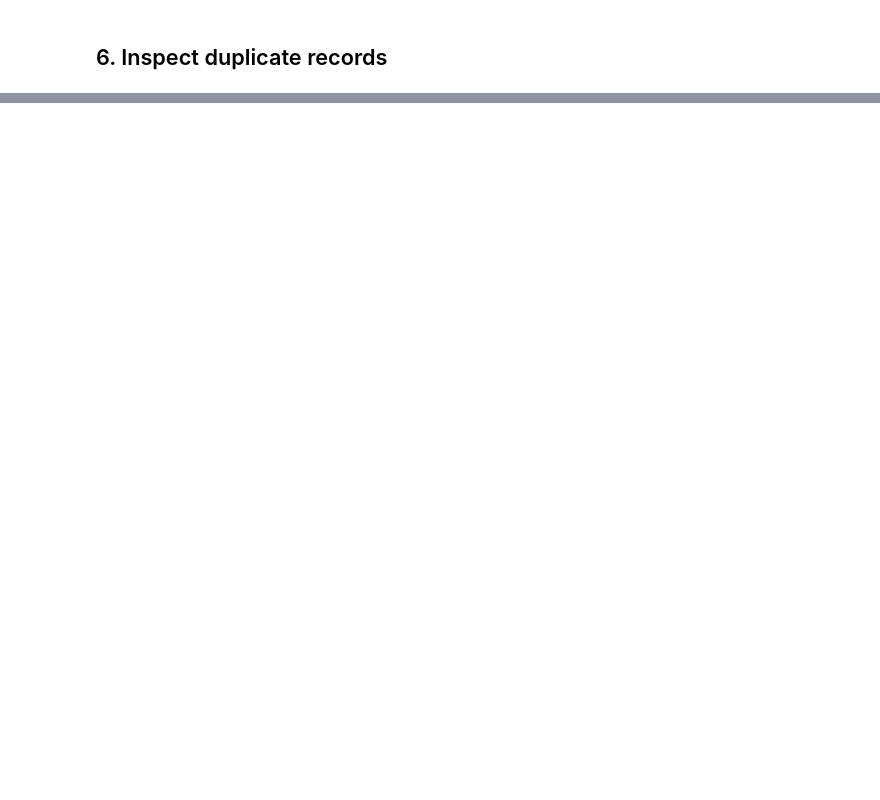
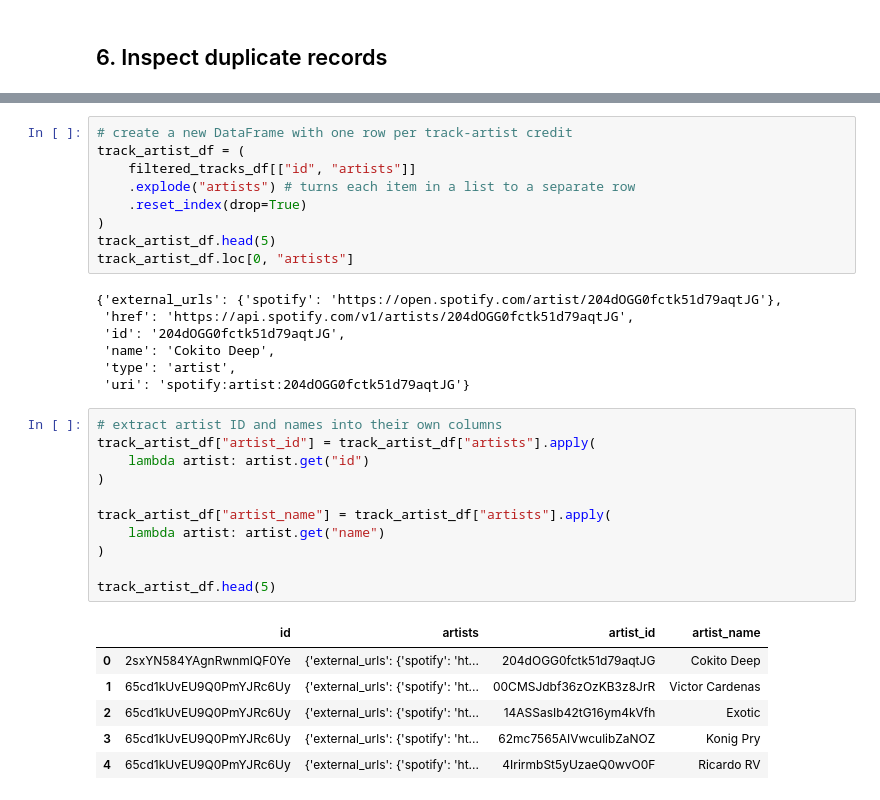
Before and after one commit to CameaHoffman/music-discovery-research, a Jupyter notebook: 01_explore_spotify_releases.ipynb, the cells around one changed output, grey strips where cells are left out. Saved outputs shown, nothing was run; the diff lists cells and outputs as text; blank space fills up the shorter version.

Commit message:
feat: analyze artist credits and document EDA dataframes

```diff
--- a/01_explore_spotify_releases.ipynb
+++ b/01_explore_spotify_releases.ipynb
@@ -208,0 +235,34 @@ Duplicate rows in filtered_tracks_df:  0
+# %%
+# create a new DataFrame with one row per track-artist credit
+track_artist_df = (
+    filtered_tracks_df[["id", "artists"]]
+    .explode("artists") # turns each item in a list to a separate row
+    .reset_index(drop=True)
+)
+track_artist_df.head(5)
+track_artist_df.loc[0, "artists"]
+# %% [output]
+{'external_urls': {'spotify': 'https://open.spotify.com/artist/204dOGG0fctk51d79aqtJG'},
+ 'href': 'https://api.spotify.com/v1/artists/204dOGG0fctk51d79aqtJG',
+ 'id': '204dOGG0fctk51d79aqtJG',
+ 'name': 'Cokito Deep',
+ 'type': 'artist',
+ 'uri': 'spotify:artist:204dOGG0fctk51d79aqtJG'}
+# %%
+# extract artist ID and names into their own columns
+track_artist_df["artist_id"] = track_artist_df["artists"].apply(
+    lambda artist: artist.get("id")
+)
+
+track_artist_df["artist_name"] = track_artist_df["artists"].apply(
+    lambda artist: artist.get("name")
+)
+
+track_artist_df.head(5)
+# %% [output]
+|  | id | artists | artist_id | artist_name |
+| 0 | 2sxYN584YAgnRwnmIQF0Ye | {'external_urls': {'spotify': 'ht... | 204dOGG0fctk51d79aqtJG | Cokito Deep |
+| 1 | 65cd1kUvEU9Q0PmYJRc6Uy | {'external_urls': {'spotify': 'ht... | 00CMSJdbf36zOzKB3z8JrR | Victor Cardenas |
+| 2 | 65cd1kUvEU9Q0PmYJRc6Uy | {'external_urls': {'spotify': 'ht... | 14ASSasIb42tG16ym4kVfh | Exotic |
+| 3 | 65cd1kUvEU9Q0PmYJRc6Uy | {'external_urls': {'spotify': 'ht... | 62mc7565AIVwculibZaNOZ | Konig Pry |
+| 4 | 65cd1kUvEU9Q0PmYJRc6Uy | {'external_urls': {'spotify': 'ht... | 4IrirmbSt5yUzaeQ0wvO0F | Ricardo RV |
```
Also changed, not shown: parts of 6 cells of this notebook, 1 other file.
